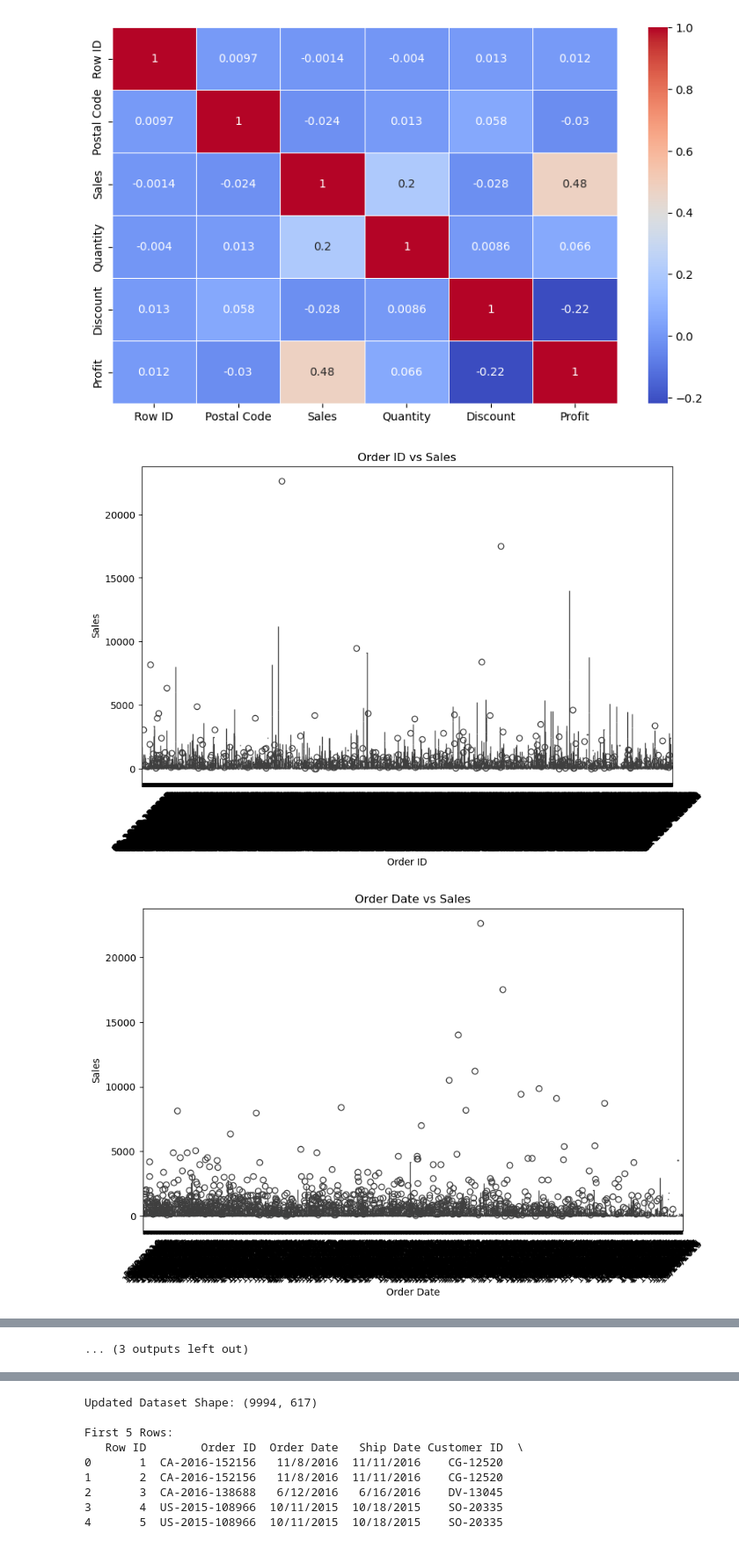
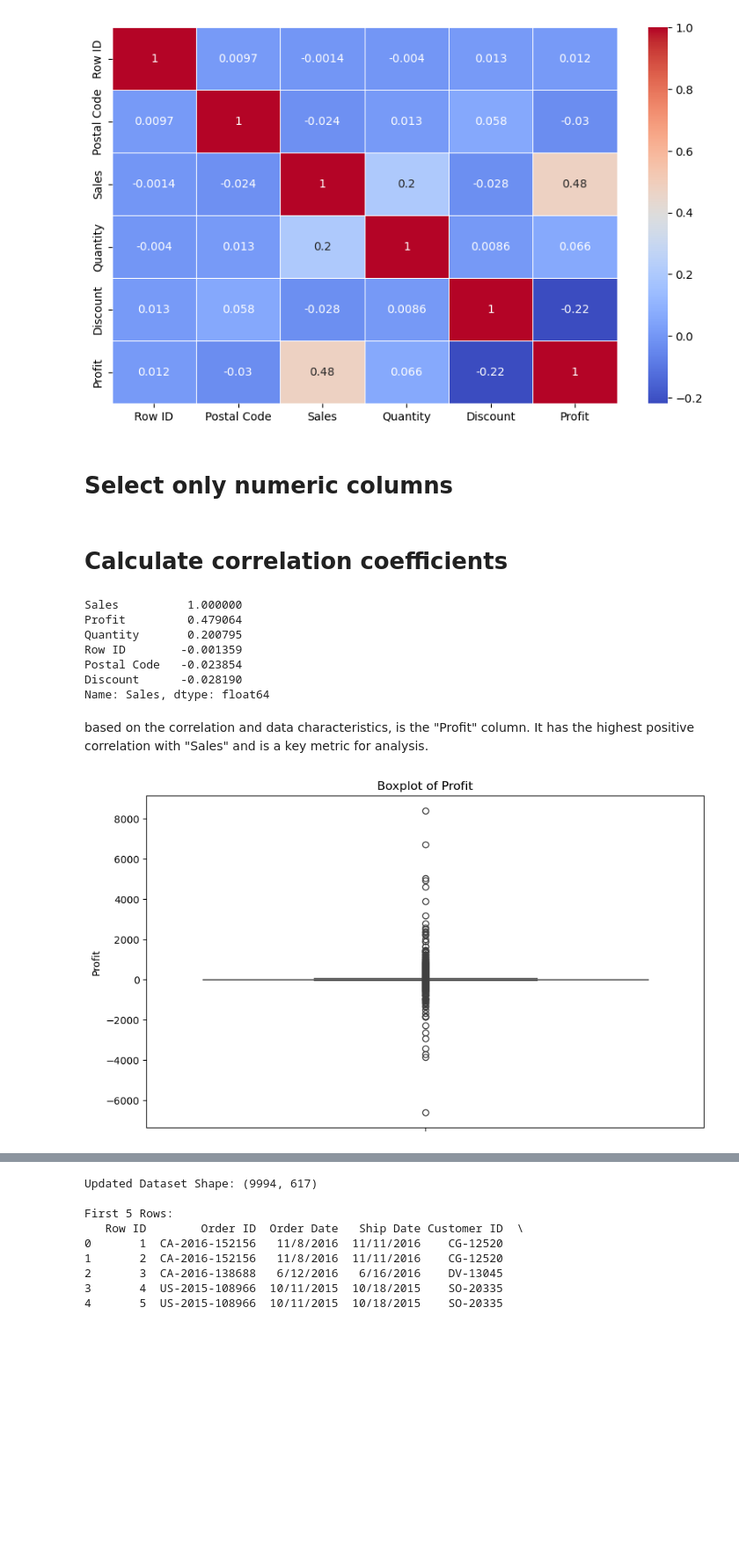
Before and after one commit to yrehim7/Superstore-EDA-analysis, a Jupyter notebook: main.ipynb, the cells around one changed output, grey strips where cells are left out. Shown at 88% size. Cells and saved outputs as stored; diff of their text form; code cells hidden in the pictures; blank space fills up the shorter version.

```diff
--- a/main.ipynb
+++ b/main.ipynb
@@ -147,3 +169,5 @@ sns.heatmap(numeric_df.corr(), annot=True, cmap='coolwarm', linewidths=0.5)
 # %% [output]
 <Axes: >
 [figure]
+# %% [markdown]
+# Select only numeric columns
@@ -150,11 +176,25 @@ sns.heatmap(numeric_df.corr(), annot=True, cmap='coolwarm', linewidths=0.5)
+# %% [markdown]
+# Calculate correlation coefficients
+# %%
+correlation_matrix = numeric_df.corr()
+sales_corr = correlation_matrix["Sales"].sort_values(ascending=False)
+
+print(sales_corr)
+# %% [output]
+Sales          1.000000
+Profit         0.479064
+Quantity       0.200795
+Row ID        -0.001359
+Postal Code   -0.023854
+Discount      -0.028190
+Name: Sales, dtype: float64
+# %% [markdown]
+based on the correlation and data characteristics, is the "Profit" column. It has the highest positive correlation with "Sales" and is a key metric for analysis.
 # %%
-# Boxplot for Categorical vs Numerical
-for column in df.select_dtypes(include=['object']).columns:
-    plt.figure(figsize=(10, 6))
-    sns.boxplot(x=column, y='Sales', data=df)
-    plt.title(f'{column} vs Sales')
-    plt.xticks(rotation=45)
-    plt.show()
+#  Outlier Detection (Boxplot Method for Profit)
+plt.figure(figsize=(10, 6))
+sns.boxplot(y=df['Profit'])
+plt.title('Boxplot of Profit')
+plt.show()
 # %% [output]
-[figure, old version]
+[figure, new version]
-[figure, removed]
@@ -171 +200,0 @@ for column in df.select_dtypes(include=['object']).columns:
-... (3 outputs left out)
```
Also changed, not shown: parts of 28 cells of this notebook.
